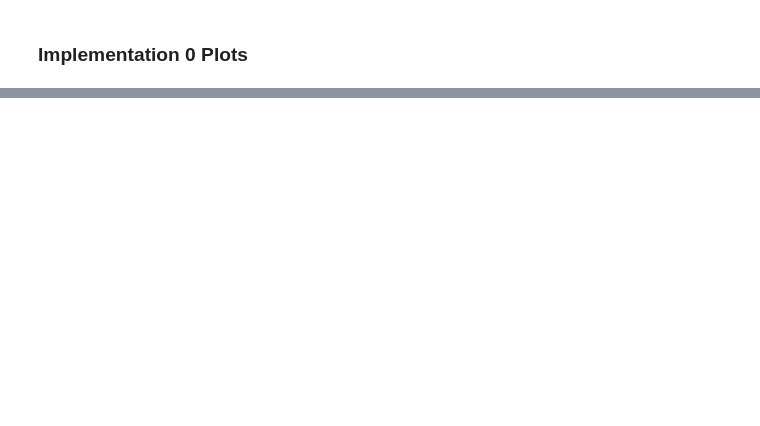
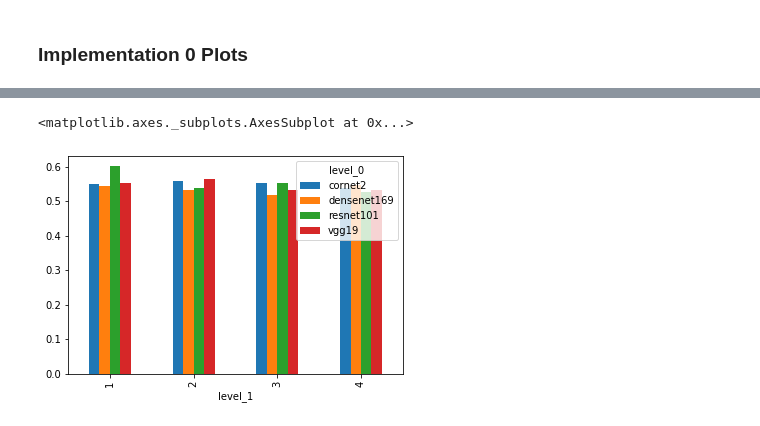
Before and after one commit to ivanjut/one-shot-scale-invariance-faces, a Jupyter notebook: Plots.ipynb, the cells around one changed output, grey strips where cells are left out. Drawn from its saved outputs; the diff is of its cells as text; code cells hidden in the pictures; blank space fills up the shorter version.

Commit message:
plots notebook

```diff
--- a/Plots.ipynb
+++ b/Plots.ipynb
@@ -7,12 +9,3 @@ import numpy as np
 pd.set_option('display.max_colwidth', -1)
 data = json.load(open('accuracies_k=3.json'))
 df = pd.concat({k: pd.DataFrame(v,) for k, v in data.items()}, axis=0)
-# %%
-data = np.concatenate((np.array(df['implementation_0'].to_list()),np.array(df['implementation_1'].to_list())), axis=1)
-
-
-cols = [
-    "implementation_0_0", "implementation_0_1", "implementation_0_2",
-    "implementation_1_0", "implementation_1_1", "implementation_1_2"
-]
-df = pd.DataFrame(data, columns=cols, index=df.index)
@@ -46,0 +65,5 @@ df.groupby(level=0).mean()
+# %%
+imp_0_df.reset_index().set_index(['level_1', 'level_0']).loc[pd.IndexSlice[['1', '2', '3', '4'],:,:]]['mean_acc'].unstack().plot(kind='bar', stacked=False)
+# %% [output]
+<matplotlib.axes._subplots.AxesSubplot at 0x...>
+[figure, added]
```
Also changed, not shown: parts of 18 cells of this notebook, 1 other file.
